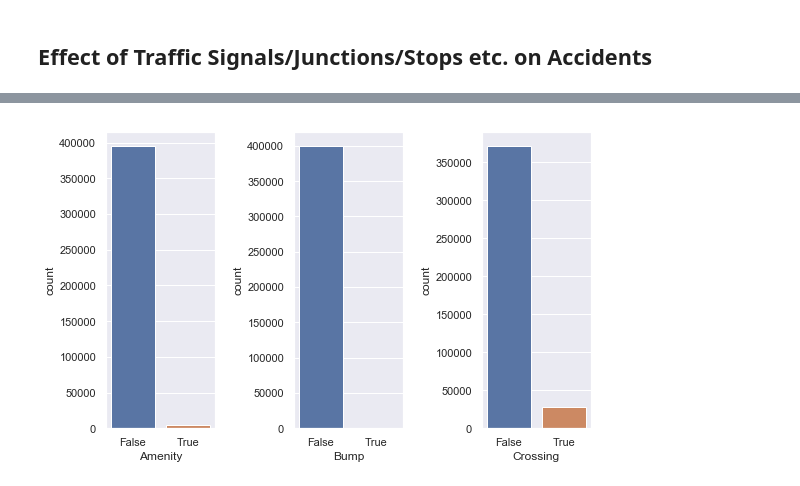
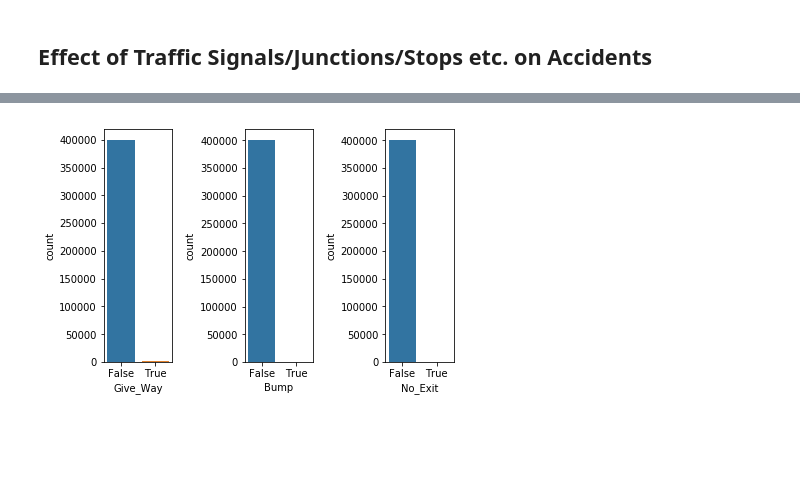
Before and after one commit to ssatti0/Springboard_work, a Jupyter notebook: Capstone 1 project/Data Storytelling.ipynb, the cells around one changed output, grey strips where cells are left out. Cells and saved outputs as stored; diff of their text form; code cells hidden in the pictures; blank space fills up the shorter version.

```diff
--- a/Capstone 1 project/Data Storytelling.ipynb
+++ b/Capstone 1 project/Data Storytelling.ipynb
@@ -122,6 +138,9 @@ print(na['Severity'].value_counts(normalize=True).sort_values().to_frame())
 4  0.031240
 3  0.297950
 2  0.670523
+# %%
+# Day of Week from numbers to name(string)
+na['Day_of_Week'] = na['Start_Time'].dt.weekday_name
 # %%
 #sns.countplot(x='Severity', data=na, title='Count by Severity Value')
 all = na.groupby('Day_of_Week')['Severity'].value_counts().unstack(level=1)
@@ -306,12 +458,14 @@ na.resample('M', on='Start_Time')['Severity'].count().plot(marker='o')
 # %%
-#
+#from pylab import rcParams
+#rcParams['figure.figsize'] = 8,5
+
+#sns.set(style="darkgrid")
 fig, ax =plt.subplots(1,3)
-
-sns.countplot(na['Amenity'], ax=ax[0])
+sns.countplot(na['Give_Way'], ax=ax[0])
 sns.countplot(na['Bump'], ax=ax[1])
-sns.countplot(na['Crossing'], ax=ax[2])
+sns.countplot(na['No_Exit'], ax=ax[2])
 
 plt.tight_layout(pad=1.0)
 fig.show()
 # %% [output]
-[figure, old version]
+[figure, new version]
```
Also changed, not shown: parts of 35 cells of this notebook.
